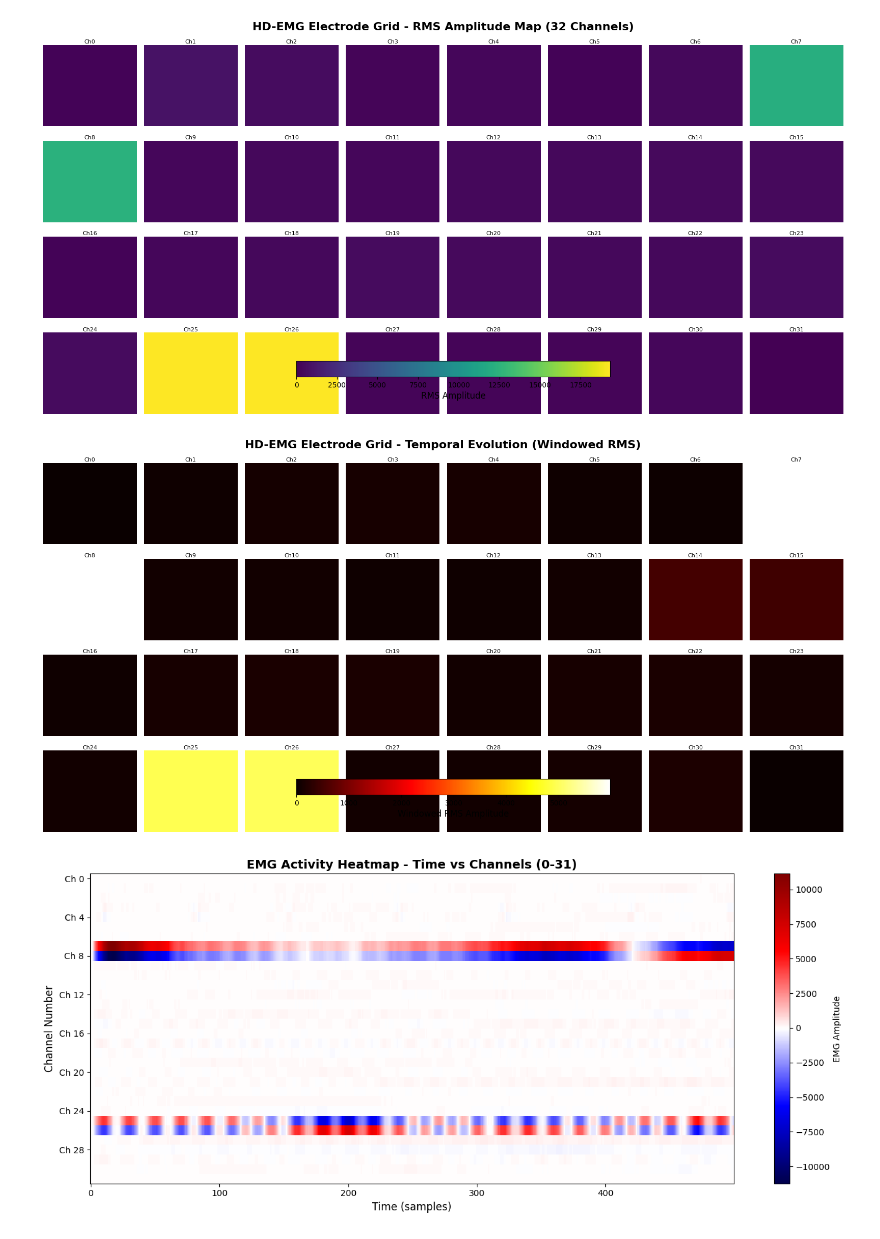
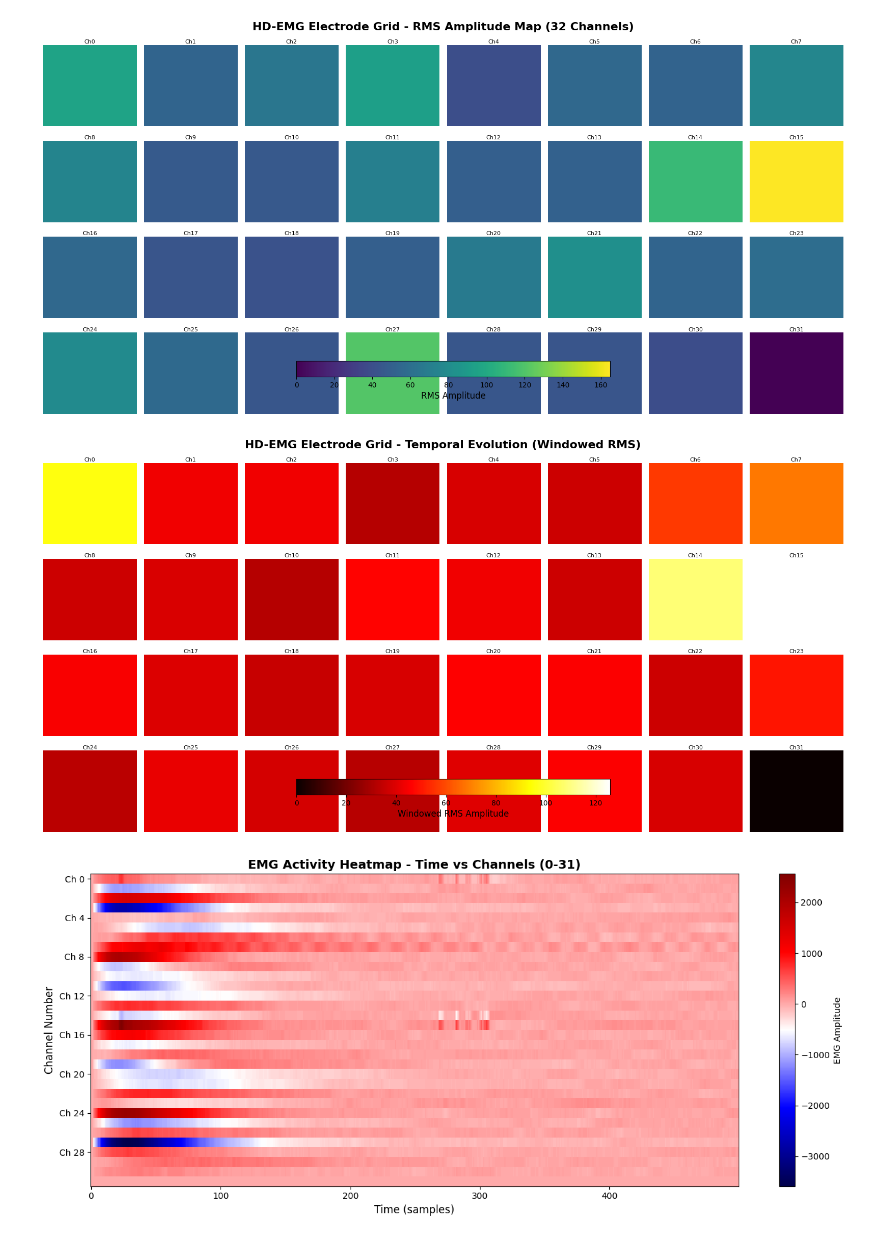
Before and after one commit to firmanserdana/EMG_Exo, a Jupyter notebook: md-emg-python/npy_file_plot.ipynb, the cells around one changed output. Drawn from its saved outputs; the diff is of its cells as text; code cells hidden in the pictures.

```diff
--- a/md-emg-python/npy_file_plot.ipynb
+++ b/md-emg-python/npy_file_plot.ipynb
@@ -8,7 +8,7 @@ from matplotlib import animation
 from IPython.display import HTML
 
 # Load EMG data from session file
-session_file = Path("/home/fire/Documents/gitwork/EMG_Exo/md-emg-python/data/healthy/S10/emg_logs/session_10.npy")
+session_file = Path("/Users/ffmacair/Documents/GitWorks/PhD/EMG_Exo/md-emg-python/data/healthy/S6/emg_logs/session_01.npy")
 
 # Load all arrays from the npy file
 arrays = []
@@ -189,3 +189,3 @@ Trimmed to 32 channels (0-31): (30194, 32)
-[figure, old version]
+[figure, new version]
-[figure, old version]
+[figure, new version]
-[figure, old version]
+[figure, new version]
```
Also changed, not shown: parts of 2 cells of this notebook, 14 other files.
